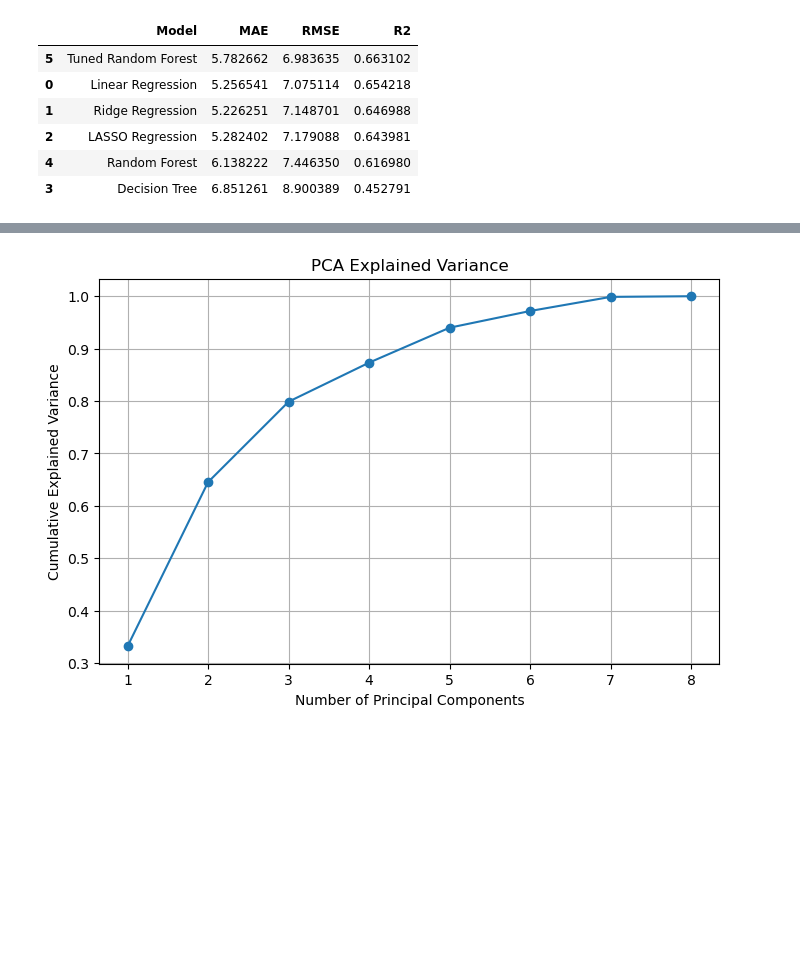
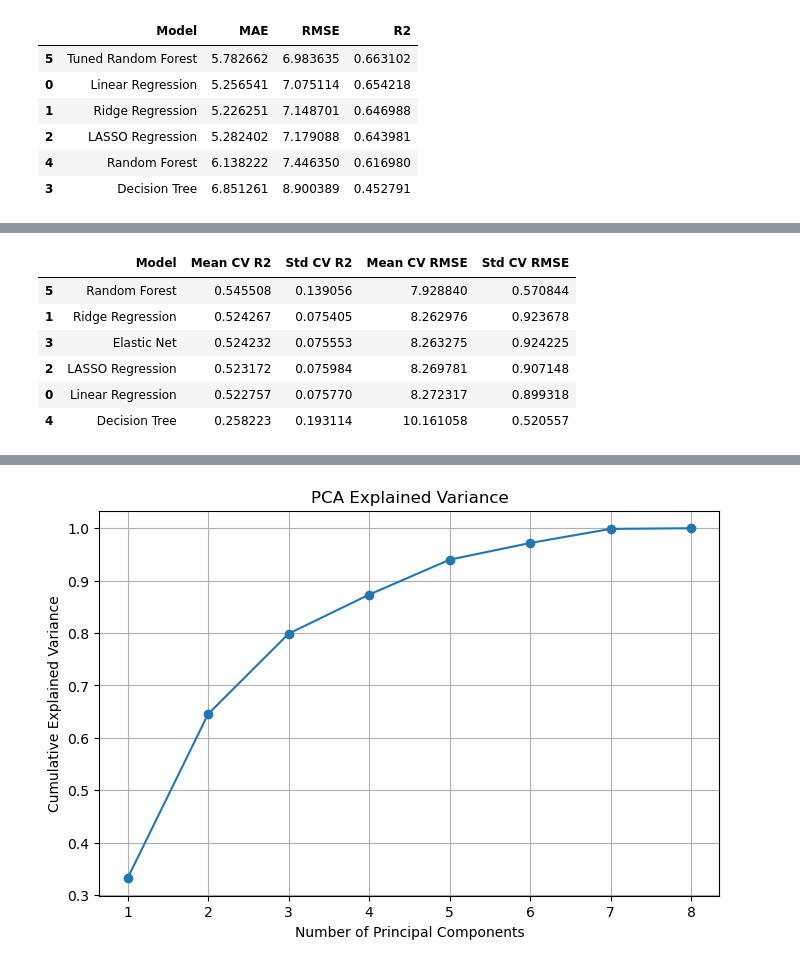
Before and after one commit to Fenny2109/MRI-Brain-Tumor-Volume-Prediction, a Jupyter notebook: Project_MRI_vs_Age.ipynb, the cells around one changed output, grey strips where cells are left out. Drawn from its saved outputs; the diff is of its cells as text; code cells hidden in the pictures; blank space fills up the shorter version.

```diff
--- a/Project_MRI_vs_Age.ipynb
+++ b/Project_MRI_vs_Age.ipynb
@@ -81,5 +86,11 @@ features = [
 df_model = df[["Age"] + features].dropna()
 
 print(df_model.shape)
+
+X = df_model[features]
+y = df_model["Age"]
+
+print("X shape:", X.shape)
+print("y shape:", y.shape)
 # %% [output]
 (216, 9)
@@ -541 +576,75 @@ model_results.sort_values("RMSE")
+# %%
+## Cross-Validation
+
+# Models for 5-fold cross-validation
+cv_models = {
+    "Linear Regression": Pipeline([
+        ("scaler", StandardScaler()),
+        ("model", LinearRegression())
+    ]),
+
+    "Ridge Regression": Pipeline([
+        ("scaler", StandardScaler()),
+        ("model", Ridge(alpha=1.0))
+    ]),
+
+    "LASSO Regression": Pipeline([
+        ("scaler", StandardScaler()),
+        ("model", Lasso(alpha=0.01, max_iter=10000))
+    ]),
+
+    "Elastic Net": Pipeline([
+        ("scaler", StandardScaler()),
+        ("model", ElasticNet(alpha=0.01, l1_ratio=0.5, max_iter=10000))
+    ]),
+
+    "Decision Tree": DecisionTreeRegressor(random_state=42),
+
+    "Random Forest": RandomForestRegressor(
+        n_estimators=100,
+        random_state=42
+    )
+}
+
+cv_results = []
+
+for name, model in cv_models.items():
+    r2_scores = cross_val_score(
+        model,
+        X,
+        y,
+        cv=5,
+        scoring="r2"
+    )
+
+    rmse_scores = -cross_val_score(
+        model,
+        X,
+        y,
+        cv=5,
+        scoring="neg_root_mean_squared_error"
+    )
+
+    cv_results.append({
+        "Model": name,
+        "Mean CV R2": r2_scores.mean(),
+        "Std CV R2": r2_scores.std(),
+        "Mean CV RMSE": rmse_scores.mean(),
+        "Std CV RMSE": rmse_scores.std()
+    })
+
+cv_results_df = pd.DataFrame(cv_results)
+
+cv_results_df.sort_values(
+    by="Mean CV R2",
+    ascending=False
+)
+# %% [output]
+|  | Model | Mean CV R2 | Std CV R2 | Mean CV RMSE | Std CV RMSE |
+| 5 | Random Forest | 0.545508 | 0.139056 | 7.928840 | 0.570844 |
+| 1 | Ridge Regression | 0.524267 | 0.075405 | 8.262976 | 0.923678 |
+| 3 | Elastic Net | 0.524232 | 0.075553 | 8.263275 | 0.924225 |
+| 2 | LASSO Regression | 0.523172 | 0.075984 | 8.269781 | 0.907148 |
+| 0 | Linear Regression | 0.522757 | 0.075770 | 8.272317 | 0.899318 |
+| 4 | Decision Tree | 0.258223 | 0.193114 | 10.161058 | 0.520557 |
 # %% [markdown]
```
Also changed, not shown: parts of 29 cells of this notebook.
